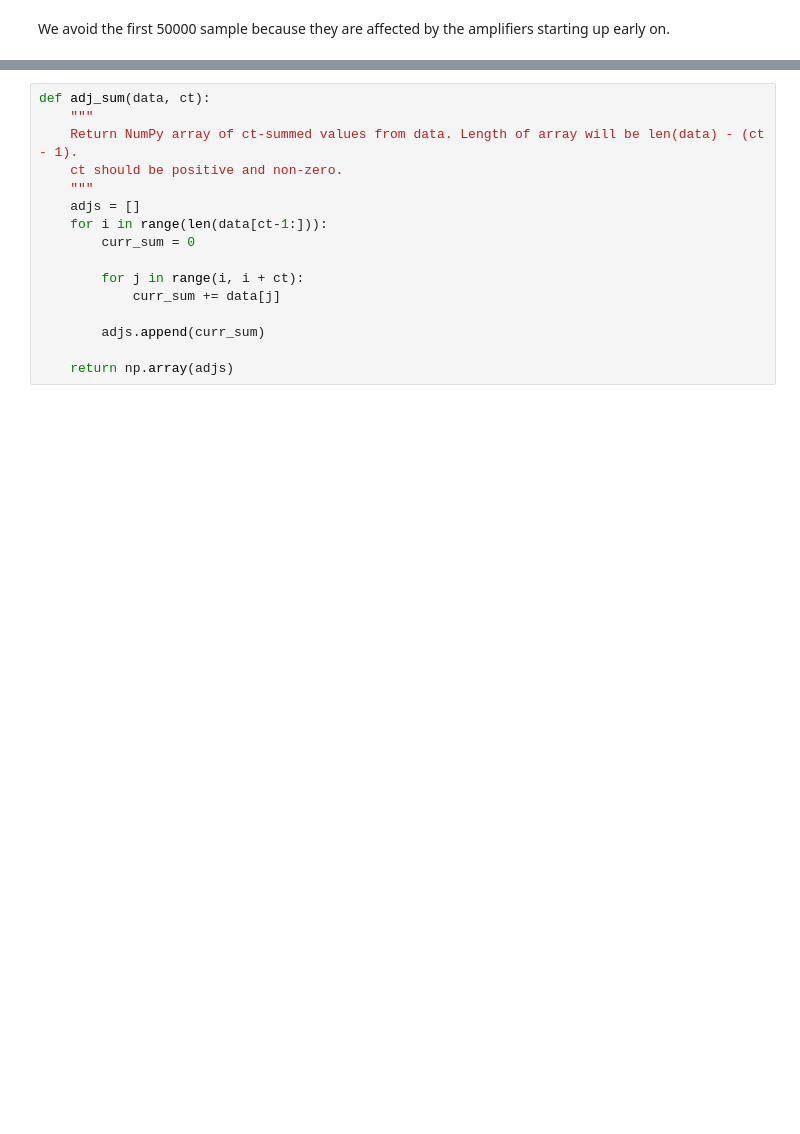
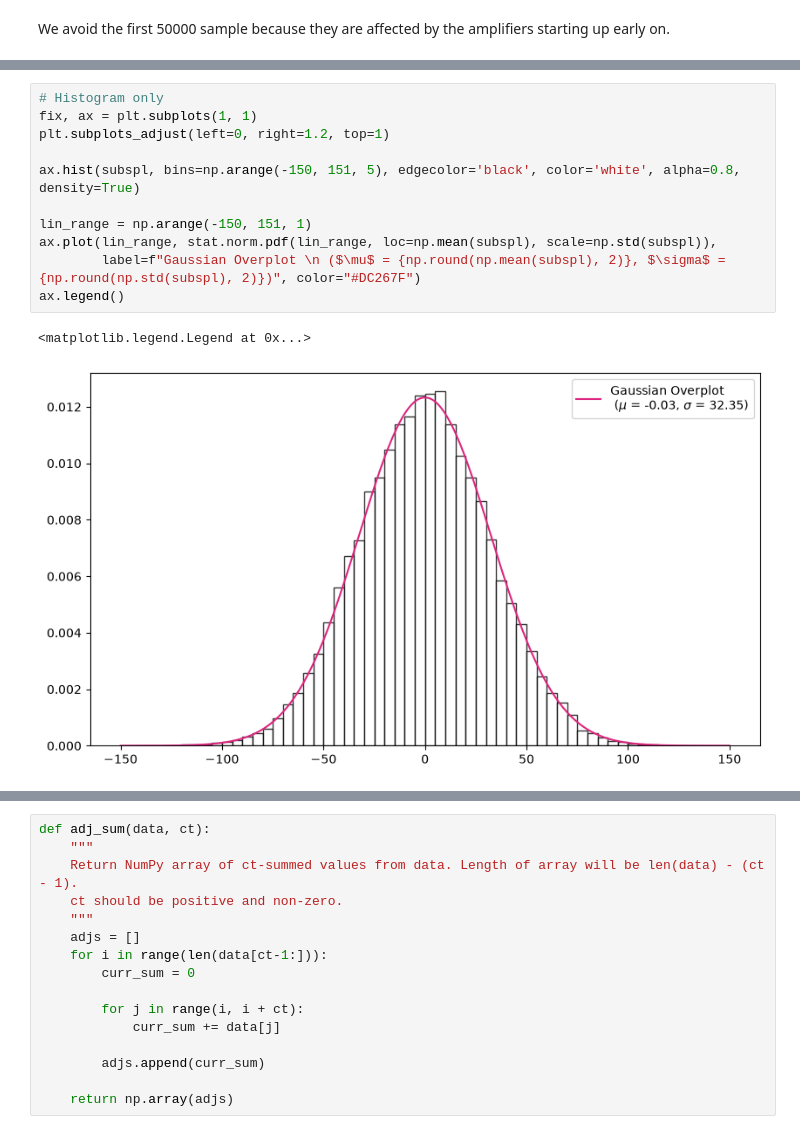
Before and after one commit to flypt7/AST326-Practicals, a Jupyter notebook: P3/code/43.ipynb, the cells around one changed output, grey strips where cells are left out. Cells and saved outputs as stored; diff of their text form; blank space fills up the shorter version.

```diff
--- a/P3/code/43.ipynb
+++ b/P3/code/43.ipynb
@@ -58 +77,15 @@ axs[1].tick_params(labelsize=16)
+# %%
+# Histogram only
+fix, ax = plt.subplots(1, 1)
+plt.subplots_adjust(left=0, right=1.2, top=1)
+
+ax.hist(subspl, bins=np.arange(-150, 151, 5), edgecolor='black', color='white', alpha=0.8, density=True)
+
+lin_range = np.arange(-150, 151, 1)
+ax.plot(lin_range, stat.norm.pdf(lin_range, loc=np.mean(subspl), scale=np.std(subspl)),
+        label=f"Gaussian Overplot \n ($\mu$ = {np.round(np.mean(subspl), 2)}, $\sigma$ = {np.round(np.std(subspl), 2)})", color="#DC267F")
+ax.legend()
+# %% [output]
+<matplotlib.legend.Legend at 0x...>
+[figure, added]
 # %%
```
Also changed, not shown: parts of 8 cells of this notebook.
